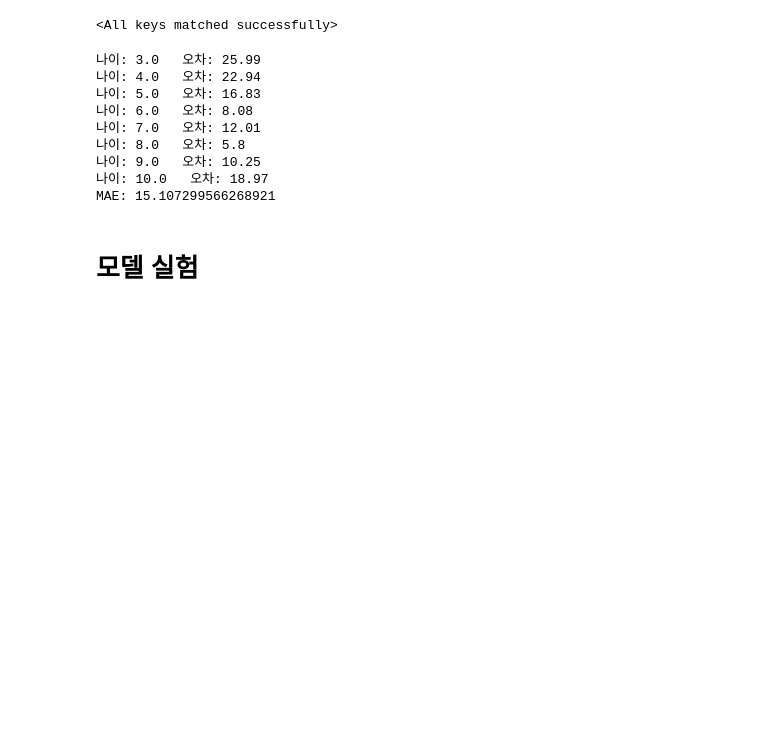
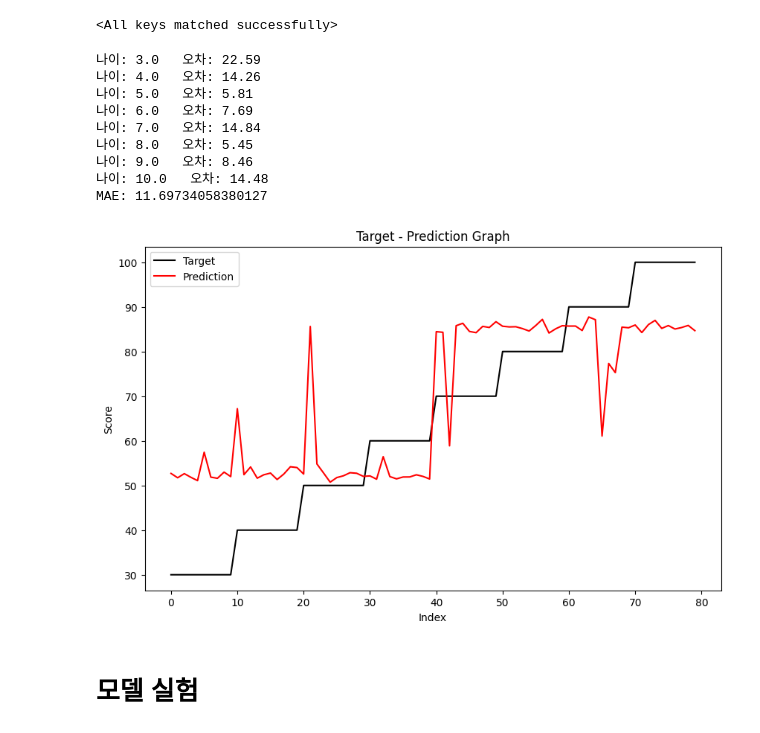
Before and after one commit to Sprout-Bibimbap/Dacon_SaeSSak, a Jupyter notebook: src/LanguageDevelopmentScore/model_inference.ipynb, the cells around one changed output. Cells and saved outputs as stored; diff of their text form; code cells hidden in the pictures; blank space fills up the shorter version.

Commit message:
feat: add RoBERTa New

```diff
--- a/src/LanguageDevelopmentScore/model_inference.ipynb
+++ b/src/LanguageDevelopmentScore/model_inference.ipynb
@@ -57,9 +57,9 @@ from sources.models import sBERTRegressor, sBERTRegressorNew, RoBERTaRegressor
 
 device = "cpu"
 is_freeze = True
-max_length = 128
+max_length = 64
 model_name = "klue/roberta-large"
-model_path = "checkpoints/RoBERTa-Large_2024-07-04_17-03-51.pth"
+model_path = "checkpoints/RoBERTa-Large_2024-07-05_10-22-36.pth"
 
 model = RoBERTaRegressor(model_name, is_freeze).to(device)
 tokenizer = AutoTokenizer.from_pretrained(model_name)
@@ -116,15 +116,28 @@ for ag in age_groups.values:
     print("나이:", ag[0], "  오차:", round(ag[1], 2))
 print("MAE:",overall_deviation)
 # %% [output]
-나이: 3.0   오차: 25.99
-나이: 4.0   오차: 22.94
-나이: 5.0   오차: 16.83
-나이: 6.0   오차: 8.08
-나이: 7.0   오차: 12.01
-나이: 8.0   오차: 5.8
-나이: 9.0   오차: 10.25
-나이: 10.0   오차: 18.97
-MAE: 15.107299566268921
+나이: 3.0   오차: 22.59
+나이: 4.0   오차: 14.26
+나이: 5.0   오차: 5.81
+나이: 6.0   오차: 7.69
+나이: 7.0   오차: 14.84
+나이: 8.0   오차: 5.45
+나이: 9.0   오차: 8.46
+나이: 10.0   오차: 14.48
+MAE: 11.69734058380127
+# %%
+import matplotlib.pyplot as plt
+#  그래프 그리기
+plt.figure(figsize=(10, 6))
+plt.plot(df.index, df["나이점수"], color='black', label='Target')
+plt.plot(df.index, df["예측점수"], color='red', label='Prediction')
+plt.xlabel('Index')
+plt.ylabel('Score')
+plt.title('Target - Prediction Graph')
+plt.legend()
+plt.show()
+# %% [output]
+[figure, added]
 # %%
 name = model_path.split("/")[-1].split(".")[0]
 df.to_csv(f"./result/{name}.csv", index = False)
```
Also changed, not shown: 3 other files.
